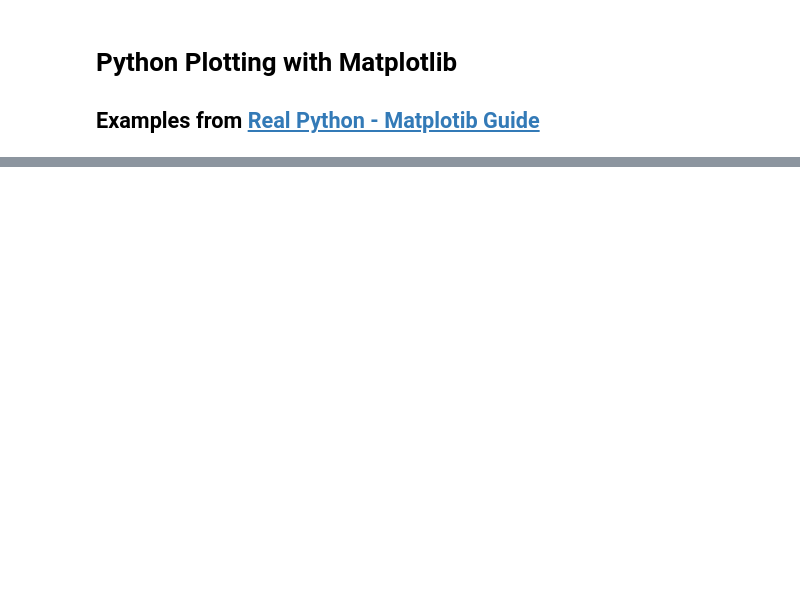
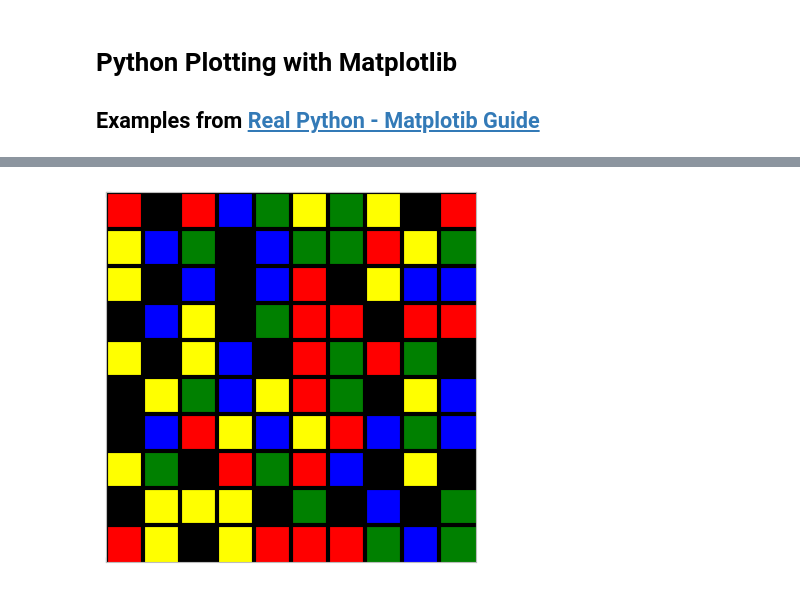
Before and after one commit to AndrewDales/JupyterTestProject, a Jupyter notebook: matplotlib_trials.ipynb, the cells around one changed output, grey strips where cells are left out. Saved outputs shown, nothing was run; the diff lists cells and outputs as text; code cells hidden in the pictures; blank space fills up the shorter version.

Commit message:
Added a random square drawing to matplotlib_trials.ipynb

```diff
--- a/matplotlib_trials.ipynb
+++ b/matplotlib_trials.ipynb
@@ -349,0 +350,19 @@ ax.axhline(vix.mean(), linestyle='--', color="xkcd:slate", alpha=0.6,
+# %%
+import matplotlib as mpl
+from matplotlib.figure import Figure
+
+
+CUSTOM_CMAP = mpl.colors.ListedColormap(['red', 'green', 'black', 'yellow', 'blue'])
+
+random_data = np.random.randint(0, 5, size=(10,10))
+fig, ax = plt.subplots()
+
+
+ax.matshow(random_data, cmap = CUSTOM_CMAP)
+ax.xaxis.set_ticks(np.arange(-0.5, 10.5, 1))
+ax.yaxis.set_ticks(np.arange(-0.5, 9.5, 1))
+ax.set_xticklabels([])
+ax.set_yticklabels([])
+ax.grid(True, color="black", linewidth="3", linestyle="-")
+# %% [output]
+[figure, added]
```
Also changed, not shown: parts of 7 cells of this notebook, 2 other files.
